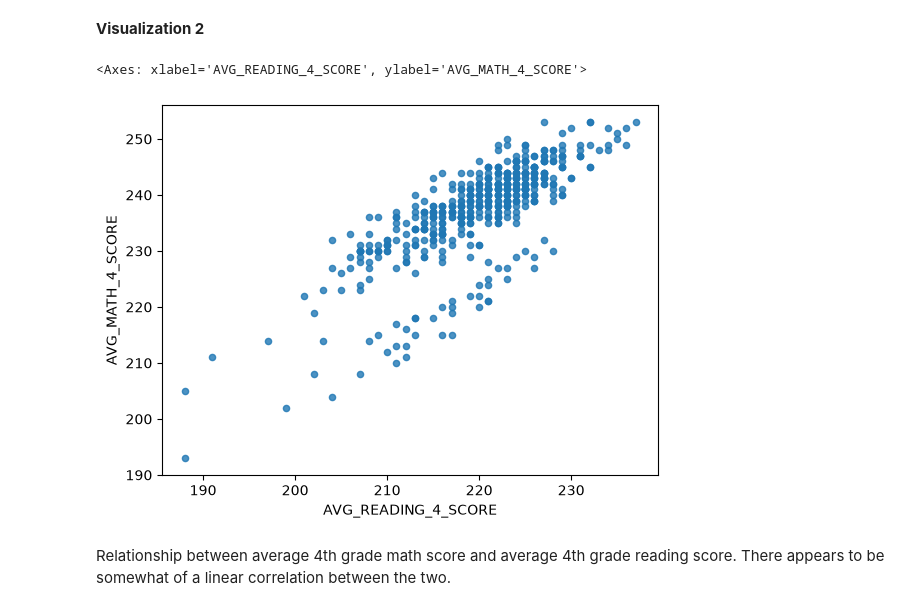
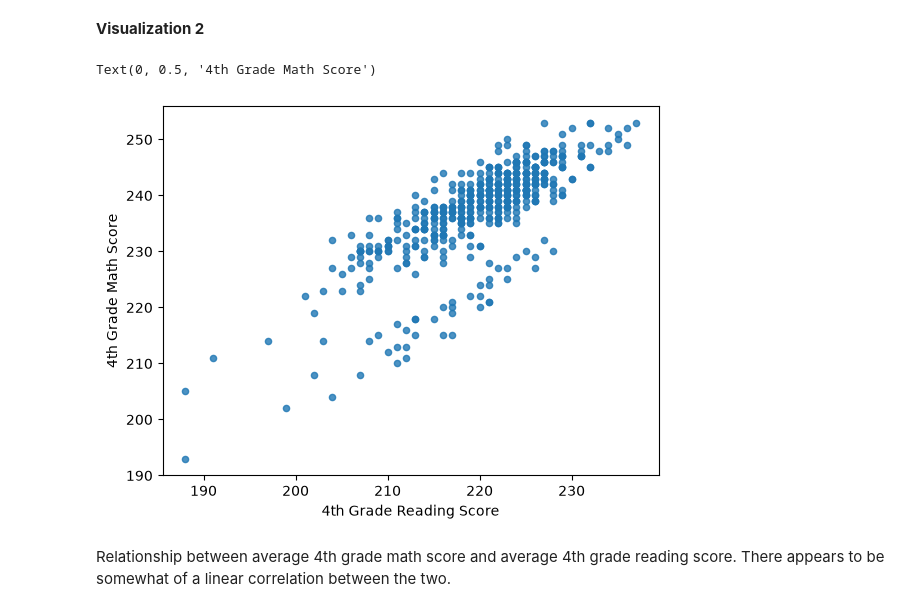
Before and after one commit to maansi-umich/MDST-Onboarding, a Jupyter notebook: tutorial1/checkpoint1.ipynb, the cells around one changed output. Cells and saved outputs as stored; diff of their text form; code cells hidden in the pictures.

```diff
--- a/tutorial1/checkpoint1.ipynb
+++ b/tutorial1/checkpoint1.ipynb
@@ -158,9 +158,11 @@ This investigates the relationship between instruction expenditure and 4th grade
 # %%
 # @@@ 7
 df.plot.scatter(x="AVG_READING_4_SCORE", y="AVG_MATH_4_SCORE", alpha=0.8)
+plt.xlabel("4th Grade Reading Score")
+plt.ylabel("4th Grade Math Score")
 # %% [output]
-<Axes: xlabel='AVG_READING_4_SCORE', ylabel='AVG_MATH_4_SCORE'>
+Text(0, 0.5, '4th Grade Math Score')
-[figure, old version]
+[figure, new version]
 # %% [markdown]
 Relationship between average 4th grade math score and average 4th grade reading score. There appears to be somewhat of a linear correlation between the two.
 # %% [markdown]
```
